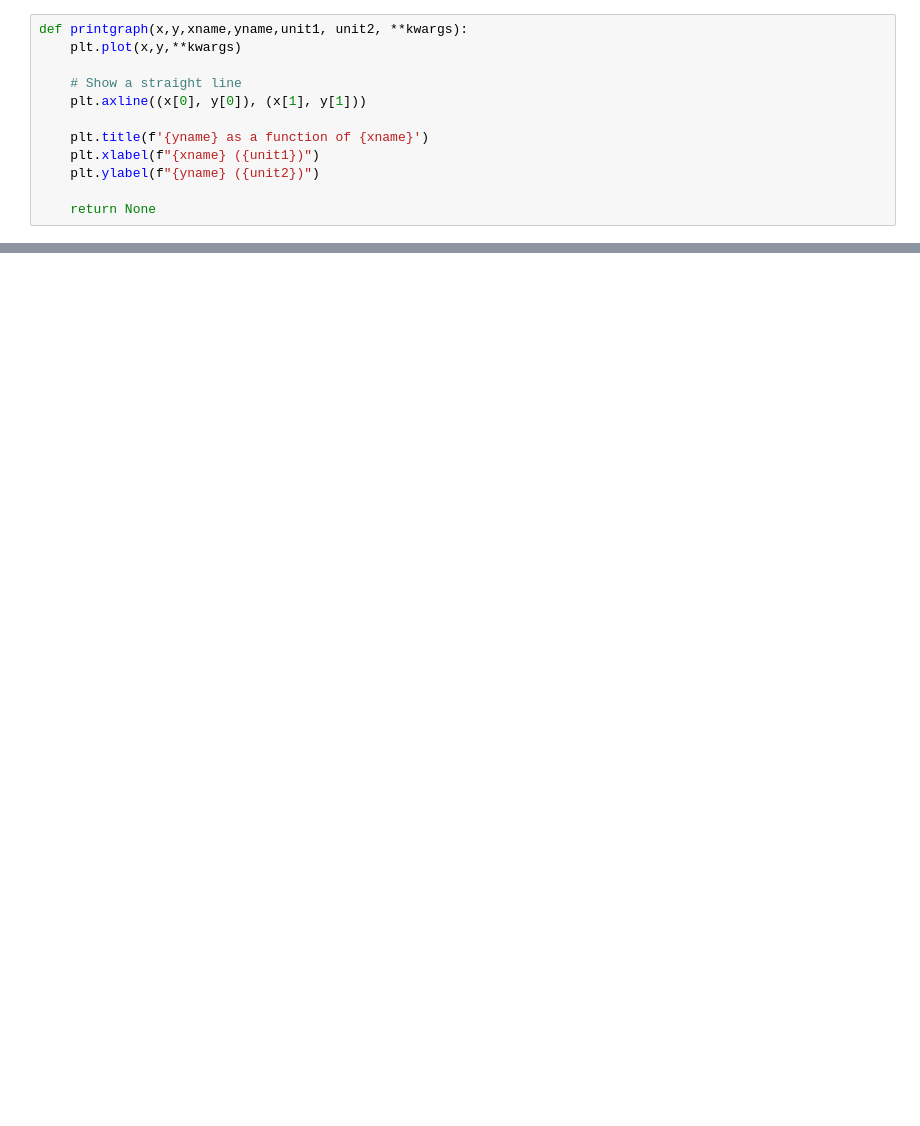
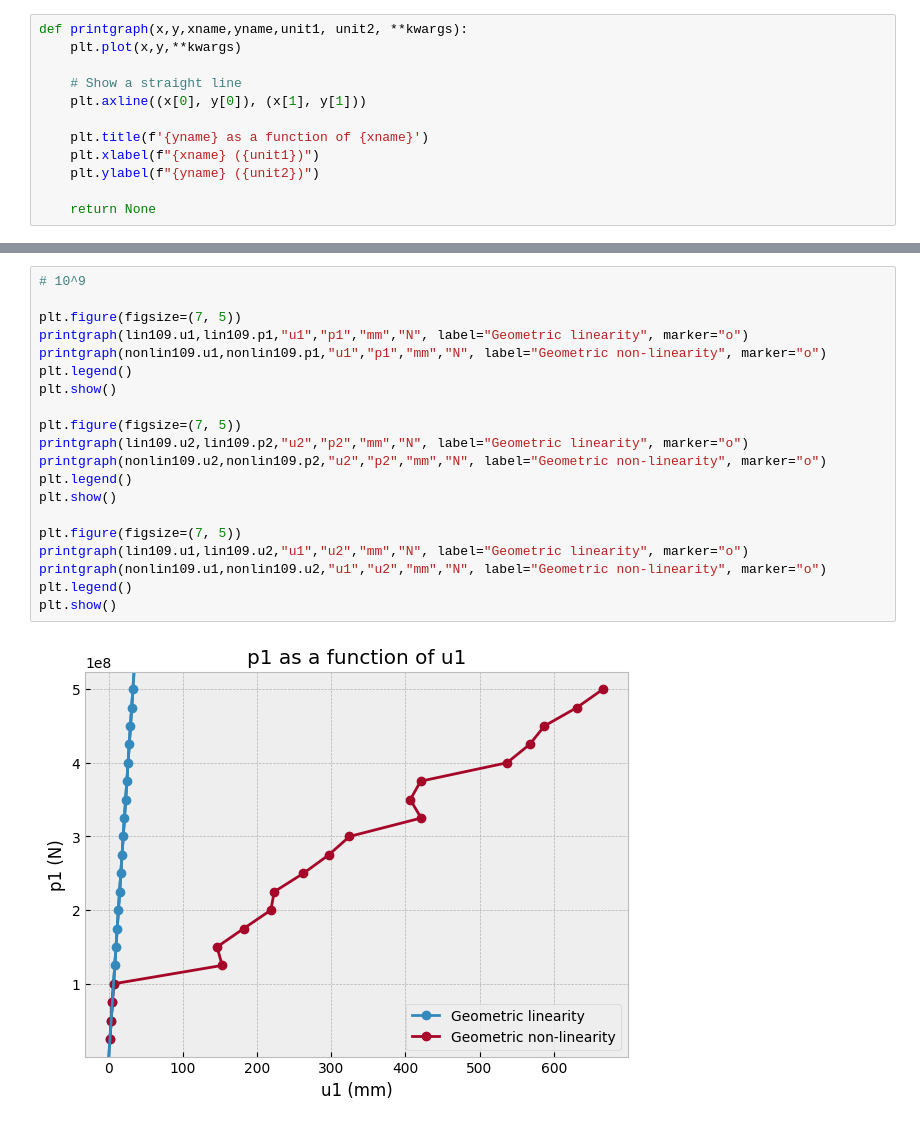
Before and after one commit to LaureToullier/Non-Linear-Analysis, a Jupyter notebook: ASSIGNMENT 3/combined_graphs_hwk3.ipynb, the cells around one changed output, grey strips where cells are left out. Drawn from its saved outputs; the diff is of its cells as text; blank space fills up the shorter version.

```diff
--- a/ASSIGNMENT 3/combined_graphs_hwk3.ipynb
+++ b/ASSIGNMENT 3/combined_graphs_hwk3.ipynb
@@ -43,0 +136,22 @@ plt.show()
+# %%
+# 10^9
+
+plt.figure(figsize=(7, 5))
+printgraph(lin109.u1,lin109.p1,"u1","p1","mm","N", label="Geometric linearity", marker="o")
+printgraph(nonlin109.u1,nonlin109.p1,"u1","p1","mm","N", label="Geometric non-linearity", marker="o")
+plt.legend()
+plt.show()
+
+plt.figure(figsize=(7, 5))
+printgraph(lin109.u2,lin109.p2,"u2","p2","mm","N", label="Geometric linearity", marker="o")
+printgraph(nonlin109.u2,nonlin109.p2,"u2","p2","mm","N", label="Geometric non-linearity", marker="o")
+plt.legend()
+plt.show()
+
+plt.figure(figsize=(7, 5))
+printgraph(lin109.u1,lin109.u2,"u1","u2","mm","N", label="Geometric linearity", marker="o")
+printgraph(nonlin109.u1,nonlin109.u2,"u1","u2","mm","N", label="Geometric non-linearity", marker="o")
+plt.legend()
+plt.show()
+# %% [output]
+[figure, added]
```
Also changed, not shown: parts of 6 cells of this notebook, 4 other files.
